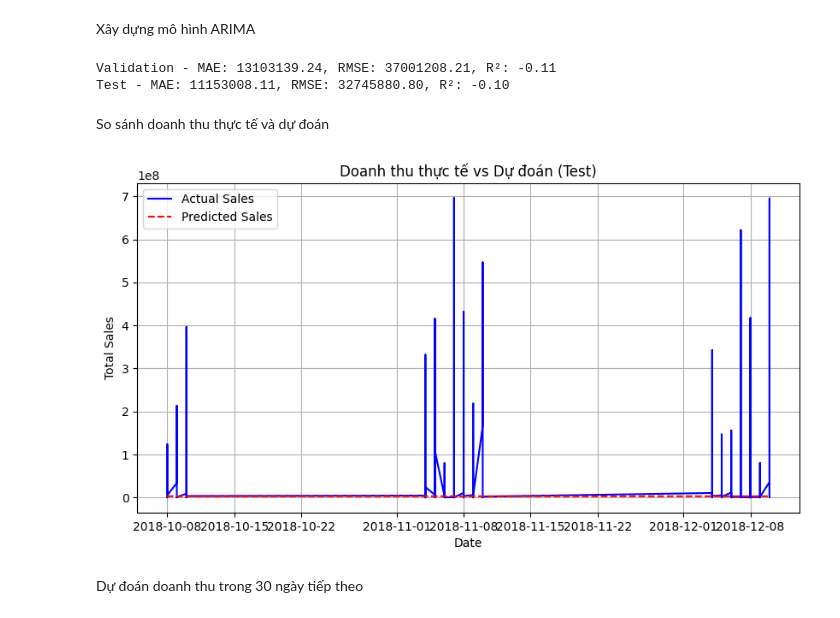
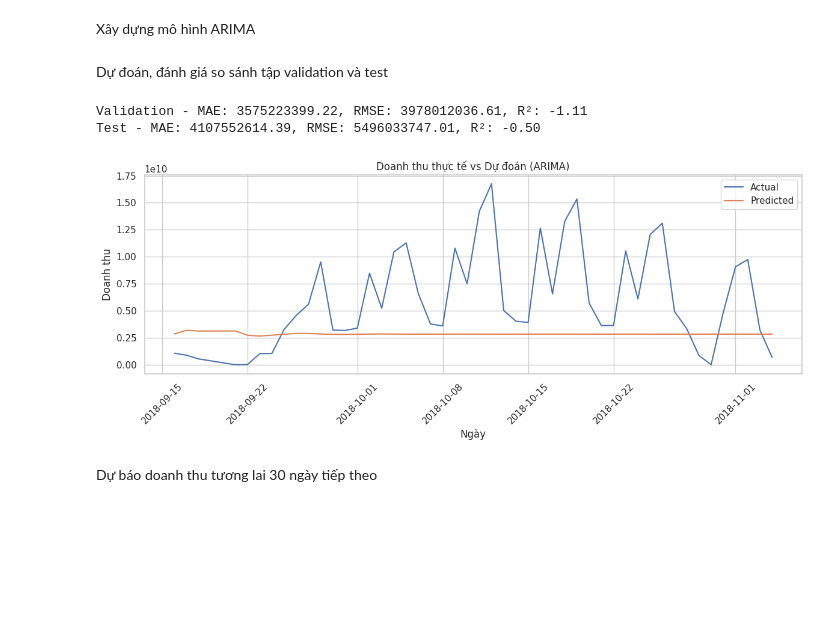
Before and after one commit to KieuOanhUIT/IS403.P23.OnlineSalesData, a Jupyter notebook: Model/ARIMA.ipynb, the cells around one changed output. Drawn from its saved outputs; the diff is of its cells as text; code cells hidden in the pictures; blank space fills up the shorter version.

```diff
--- a/Model/ARIMA.ipynb
+++ b/Model/ARIMA.ipynb
@@ -71,43 +38,43 @@ plt.show()
 # %% [markdown]
 Xây dựng mô hình ARIMA
-# %%
-# Huấn luyện mô hình ARIMA
-# p: độ trễ autoregressive, d: độ khác biệt, q: độ trễ moving average
-model = ARIMA(train_sales['total_sales'], order=(4, 1, 1))  # p=4, d=1, q=1
-model_fit = model.fit()
-
-# Dự đoán trên tập validation
-valid_preds = model_fit.forecast(steps=len(valid_sales))
-
-# Dự đoán trên tập test
-test_preds = model_fit.forecast(steps=len(test_sales))
-
-# Đánh giá mô hình trên tập validation và test
-def evaluate(actual, predicted, name="Validation/Test"):
-    mae = mean_absolute_error(actual, predicted)
-    rmse = np.sqrt(mean_squared_error(actual, predicted))
-    r2 = r2_score(actual, predicted)
-    print(f"{name} - MAE: {mae:.2f}, RMSE: {rmse:.2f}, R²: {r2:.2f}")
-
-evaluate(valid_sales['total_sales'], valid_preds, name="Validation")
-evaluate(test_sales['total_sales'], test_preds, name="Test")
-# %% [output]
-Validation - MAE: 13103139.24, RMSE: 37001208.21, R²: -0.11
-Test - MAE: 11153008.11, RMSE: 32745880.80, R²: -0.10
-# %% [markdown]
-So sánh doanh thu thực tế và dự đoán
-# %%
-# Vẽ đồ thị so sánh doanh thu thực tế và dự đoán trên tập test
-plt.figure(figsize=(10, 5))
-plt.plot(test_sales.index, test_sales['total_sales'], label='Actual Sales', color='blue')
-plt.plot(test_sales.index, test_preds, label='Predicted Sales', color='red', linestyle='--')
-plt.title('Doanh thu thực tế vs Dự đoán (Test)')
-plt.xlabel('Date')
-plt.ylabel('Total Sales')
-plt.legend()
-plt.grid(True)
-plt.show()
-# %% [output]
-[figure, removed]
+# %%
+# Thử nghiệm với ARIMA(p=4, d=1, q=1), có thể dùng auto_arima để chọn tốt hơn
+model = ARIMA(train_series, order=(4, 1, 1))
+model_fit = model.fit()
+# %% [markdown]
+Dự đoán, đánh giá so sánh tập validation và test
+# %%
+# Dự đoán trên tập validation và test
+valid_preds = model_fit.forecast(steps=len(valid_series))
+test_model = ARIMA(pd.concat([train_series, valid_series]), order=(4, 1, 1))
+test_fit = test_model.fit()
+test_preds = test_fit.forecast(steps=len(test_series))
+
+def evaluate_arima(preds, actual, name="Validation"):
+    mae = mean_absolute_error(actual, preds)
+    rmse = np.sqrt(mean_squared_error(actual, preds))
+    r2 = r2_score(actual, preds)
+    print(f"{name} - MAE: {mae:.2f}, RMSE: {rmse:.2f}, R²: {r2:.2f}")
+    return preds
+# Đánh giá
+evaluate_arima(valid_preds, valid_series, name="Validation")
+evaluate_arima(test_preds, test_series, name="Test")
+
+# Trực quan
+plt.figure(figsize=(12, 5))
+plt.plot(test_series.index[:100], test_series.values[:100], label='Actual')
+plt.plot(test_series.index[:100], test_preds[:100], label='Predicted')
+plt.legend()
+plt.title('Doanh thu thực tế vs Dự đoán (ARIMA)')
+plt.xlabel('Ngày')
+plt.ylabel('Doanh thu')
+plt.xticks(rotation=45)
+plt.grid(True)
+plt.tight_layout()
+plt.show()
+# %% [output]
+Validation - MAE: 3575223399.22, RMSE: 3978012036.61, R²: -1.11
+Test - MAE: 4107552614.39, RMSE: 5496033747.01, R²: -0.50
+[figure, added]
 # %% [markdown]
-Dự đoán doanh thu trong 30 ngày tiếp theo
+Dự báo doanh thu tương lai 30 ngày tiếp theo
```
Also changed, not shown: parts of 13 cells of this notebook, 1 other file.
